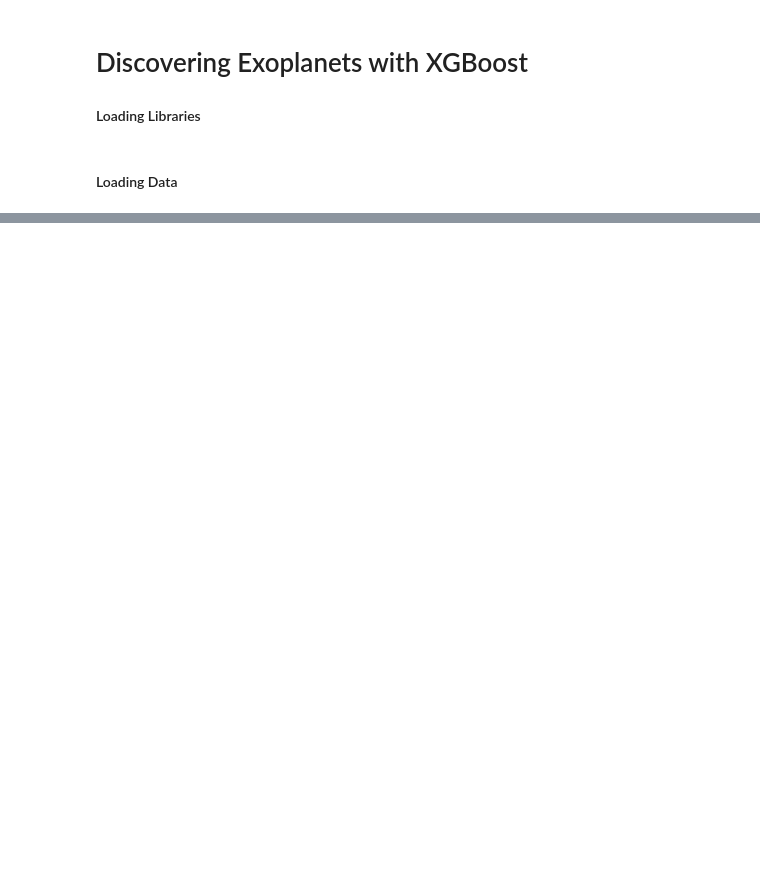
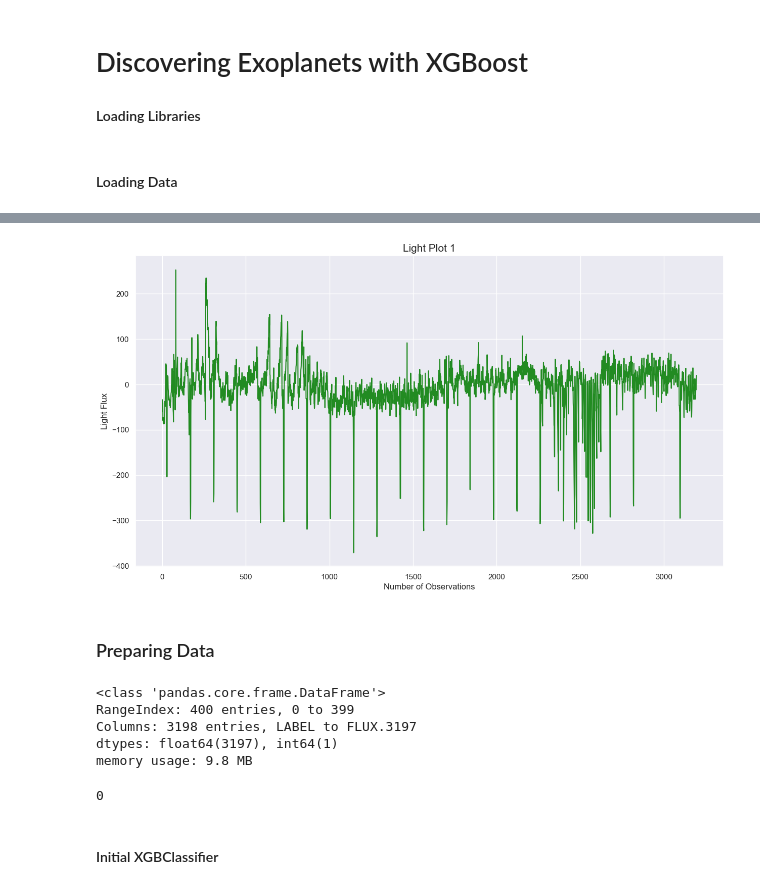
Before and after one commit to joakor89/gradient_boosting_xgb, a Jupyter notebook: chap_7/exoplanets_xgb.ipynb, the cells around one changed output, grey strips where cells are left out. Saved outputs shown, nothing was run; the diff lists cells and outputs as text; code cells hidden in the pictures; blank space fills up the shorter version.

```diff
--- a/chap_7/exoplanets_xgb.ipynb
+++ b/chap_7/exoplanets_xgb.ipynb
@@ -44,0 +96,23 @@ warnings.filterwarnings('ignore')
+# %%
+# Second exoplanet star light plot:
+light_plot(1)
+# %% [output]
+[figure, added]
+# %% [markdown]
+### Preparing Data
+# %%
+# General Info
+df.info()
+# %% [output]
+<class 'pandas.core.frame.DataFrame'>
+RangeIndex: 400 entries, 0 to 399
+Columns: 3198 entries, LABEL to FLUX.3197
+dtypes: float64(3197), int64(1)
+memory usage: 9.8 MB
+# %%
+# Checking on Null-Values
+df.isnull().sum().sum()
+# %% [output]
+0
+# %% [markdown]
+#### Initial XGBClassifier
```
Also changed, not shown: parts of 85 cells of this notebook.
